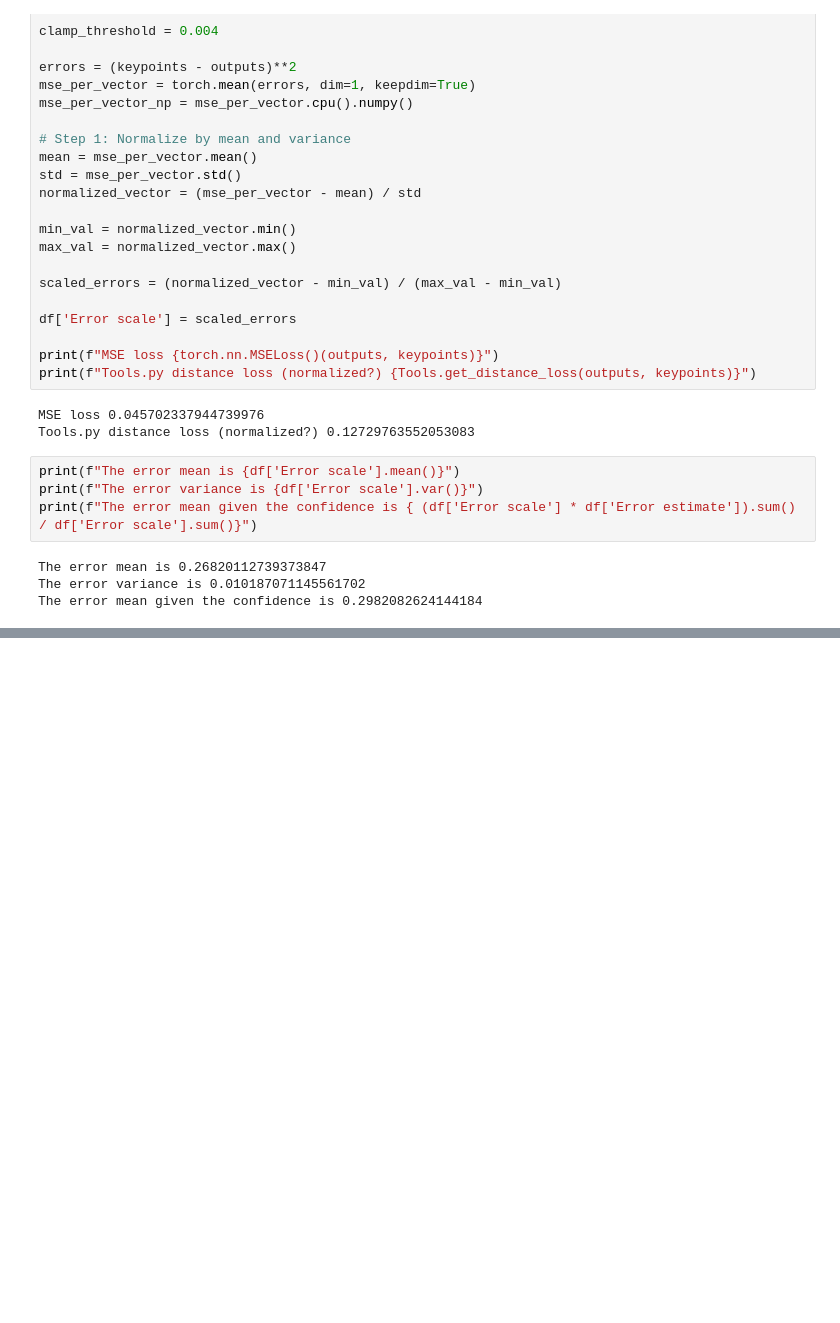
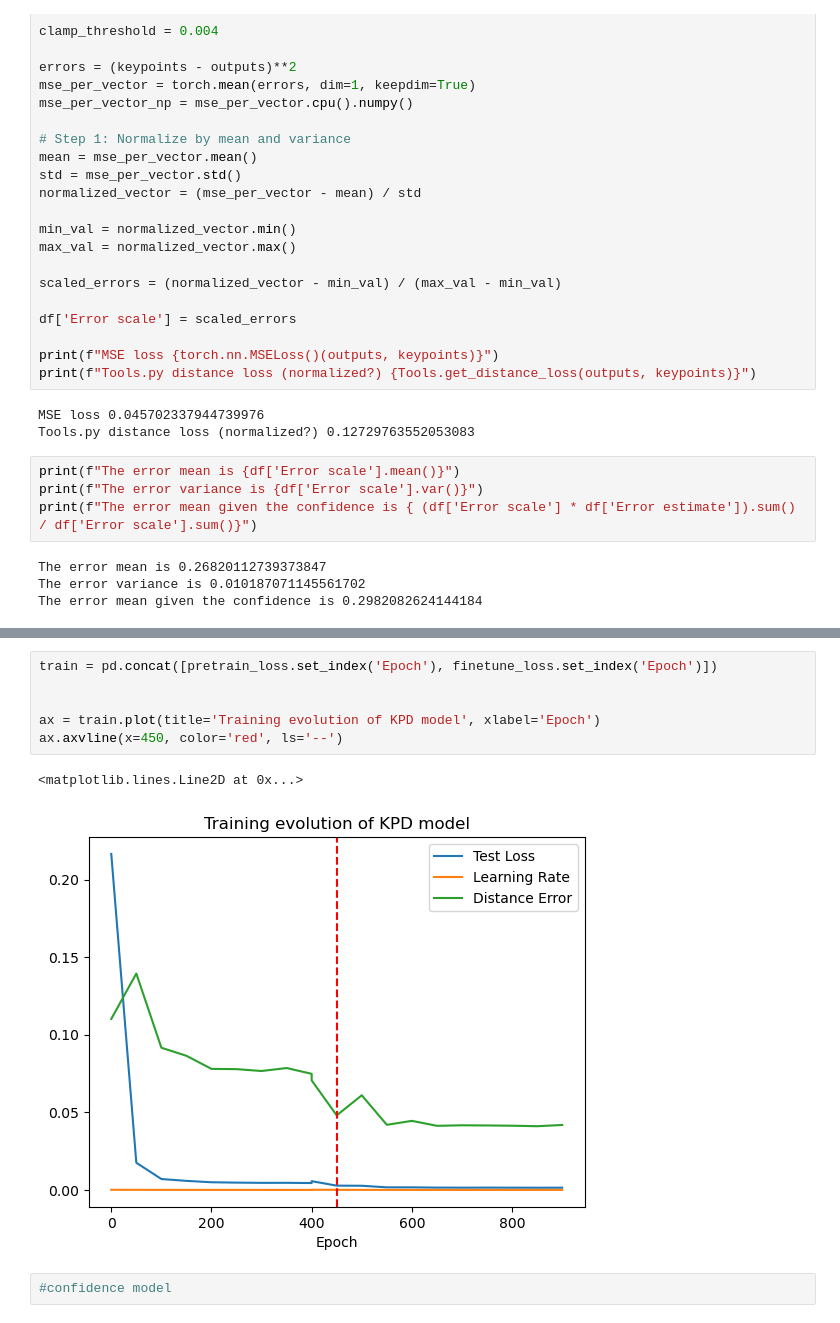
Before and after one commit to CS-433/ml-project-2-jmw, a Jupyter notebook: analysis.ipynb, the cells around one changed output, grey strips where cells are left out. Cells and saved outputs as stored; diff of their text form; blank space fills up the shorter version.

Commit message:
plot train over epoch

```diff
--- a/analysis.ipynb
+++ b/analysis.ipynb
@@ -99,0 +145,11 @@ The error mean given the confidence is 0.2982082624144184
+# %%
+train = pd.concat([pretrain_loss.set_index('Epoch'), finetune_loss.set_index('Epoch')])
+
+
+ax = train.plot(title='Training evolution of KPD model', xlabel='Epoch')
+ax.axvline(x=450, color='red', ls='--')
+# %% [output]
+<matplotlib.lines.Line2D at 0x...>
+[figure, added]
+# %%
+#confidence model
```
Also changed, not shown: parts of 2 cells of this notebook.
